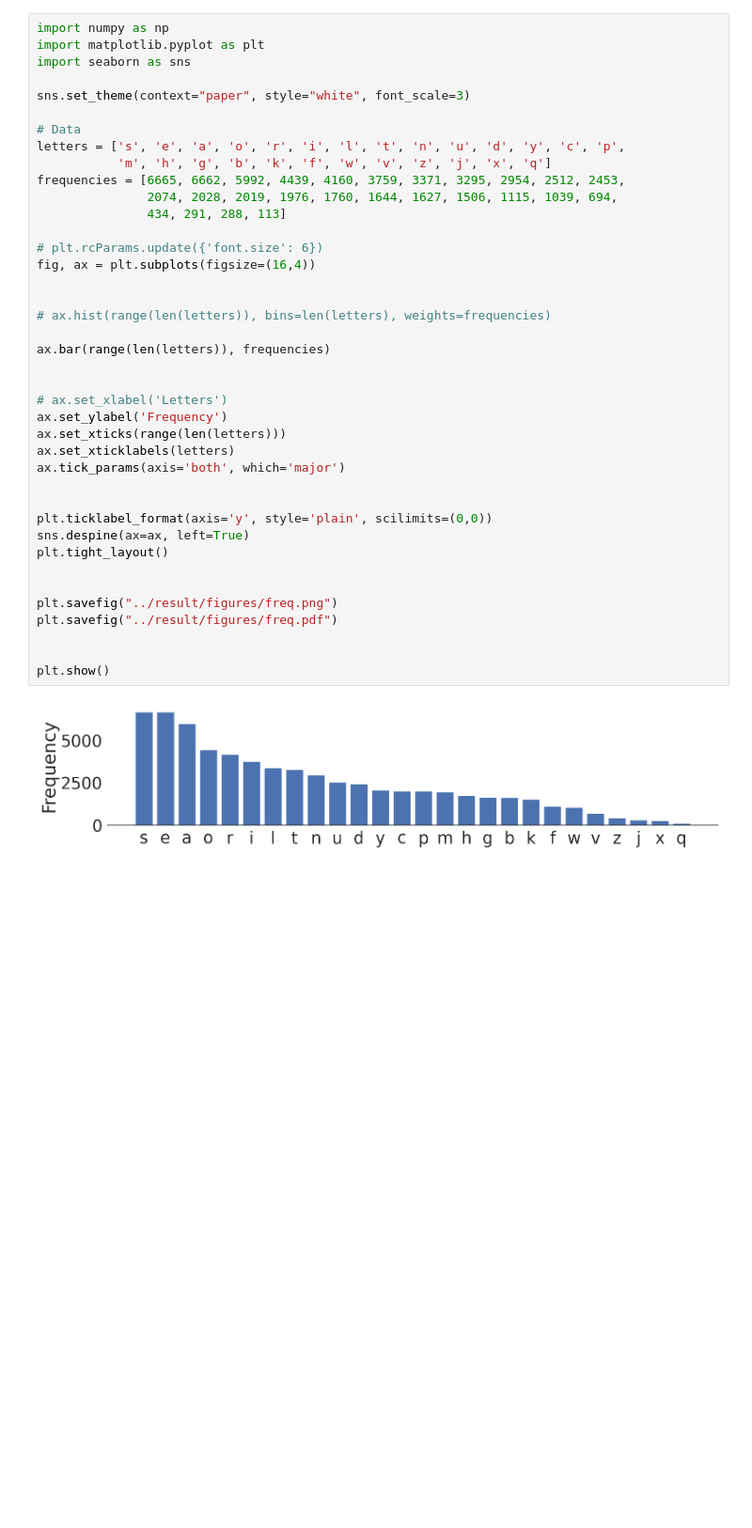
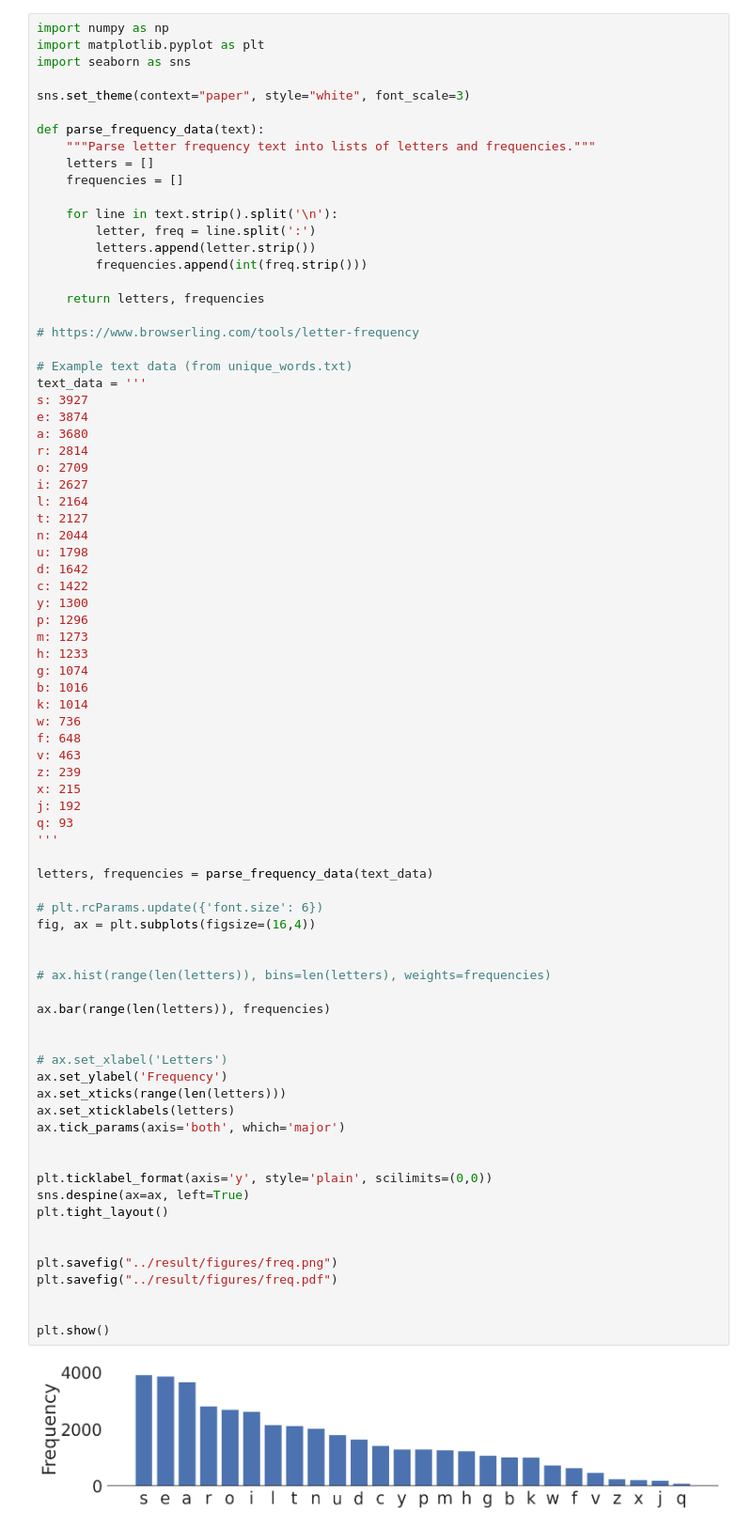
Before and after one commit to HisenZhang/quantum-wordle-solver, a Jupyter notebook: scripts/freq.ipynb, the cells around one changed output. Shown: that part at 94% size. Drawn from its saved outputs; the diff is of its cells as text; blank space fills up the shorter version.

Commit message:
use unique_words freq

```diff
--- a/scripts/freq.ipynb
+++ b/scripts/freq.ipynb
@@ -5,38 +5,77 @@ import seaborn as sns
 
 sns.set_theme(context="paper", style="white", font_scale=3)
 
-# Data
-letters = ['s', 'e', 'a', 'o', 'r', 'i', 'l', 't', 'n', 'u', 'd', 'y', 'c', 'p',
-           'm', 'h', 'g', 'b', 'k', 'f', 'w', 'v', 'z', 'j', 'x', 'q']
-frequencies = [6665, 6662, 5992, 4439, 4160, 3759, 3371, 3295, 2954, 2512, 2453,
-               2074, 2028, 2019, 1976, 1760, 1644, 1627, 1506, 1115, 1039, 694,
-               434, 291, 288, 113]
+def parse_frequency_data(text):
+    """Parse letter frequency text into lists of letters and frequencies."""
+    letters = []
+    frequencies = []
+
+    for line in text.strip().split('\n'):
+        letter, freq = line.split(':')
+        letters.append(letter.strip())
+        frequencies.append(int(freq.strip()))
+
+    return letters, frequencies
+
+# https://www.browserling.com/tools/letter-frequency
+
+# Example text data (from unique_words.txt)
+text_data = '''
+s: 3927
+e: 3874
+a: 3680
+r: 2814
+o: 2709
+i: 2627
+l: 2164
+t: 2127
+n: 2044
+u: 1798
+d: 1642
+c: 1422
+y: 1300
+p: 1296
+m: 1273
+h: 1233
+g: 1074
+b: 1016
+k: 1014
+w: 736
+f: 648
+v: 463
+z: 239
+x: 215
+j: 192
+q: 93
+'''
+
+letters, frequencies = parse_frequency_data(text_data)
 
 # plt.rcParams.update({'font.size': 6})
 fig, ax = plt.subplots(figsize=(16,4))
 
 
 # ax.hist(range(len(letters)), bins=len(letters), weights=frequencies)
 
 ax.bar(range(len(letters)), frequencies)
 
 
 # ax.set_xlabel('Letters')
 ax.set_ylabel('Frequency')
 ax.set_xticks(range(len(letters)))
 ax.set_xticklabels(letters)
 ax.tick_params(axis='both', which='major')
 
 
 plt.ticklabel_format(axis='y', style='plain', scilimits=(0,0))
 sns.despine(ax=ax, left=True)
 plt.tight_layout()
 
 
 plt.savefig("../result/figures/freq.png")
 plt.savefig("../result/figures/freq.pdf")
 
 
 plt.show()
 # %% [output]
-[figure, old version]
+[figure, new version]
```
